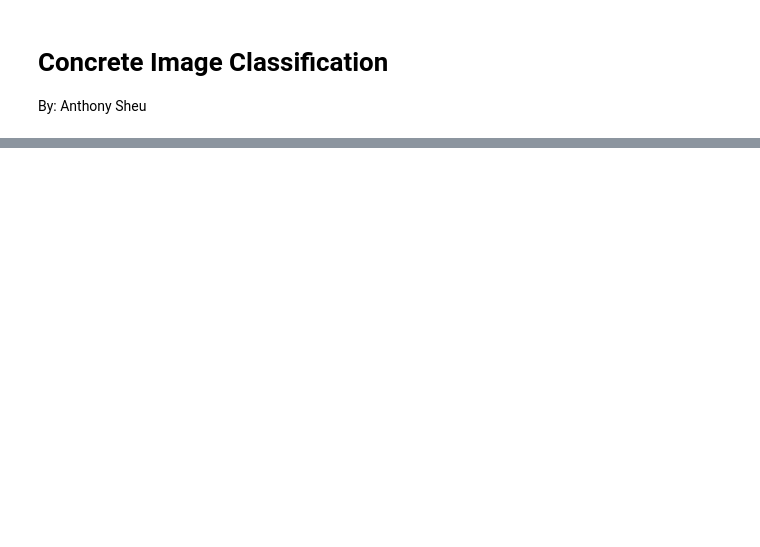
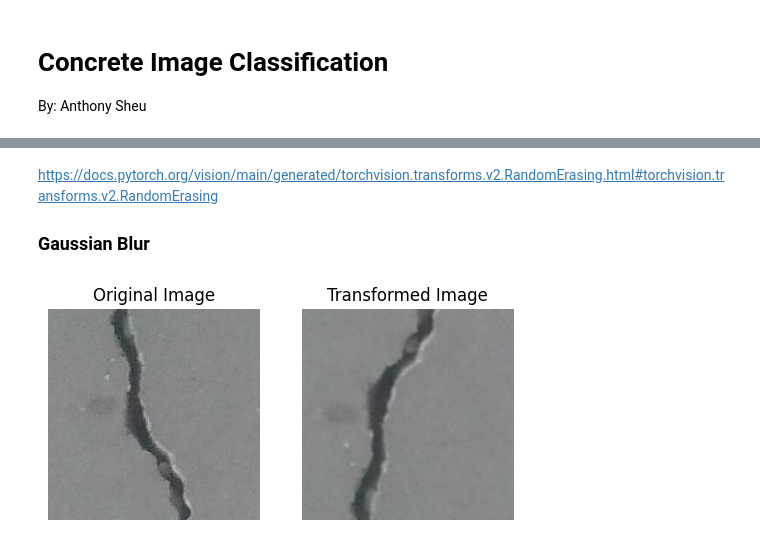
Before and after one commit to Anthony-Sheu/Concrete-Image-Classification, a Jupyter notebook: main.ipynb, the cells around one changed output, grey strips where cells are left out. Drawn from its saved outputs; the diff is of its cells as text; code cells hidden in the pictures; blank space fills up the shorter version.

```diff
--- a/main.ipynb
+++ b/main.ipynb
@@ -29,0 +118,18 @@ display(HTML(
+# %% [markdown]
+https://docs.pytorch.org/vision/main/generated/torchvision.transforms.v2.RandomErasing.html#torchvision.transforms.v2.RandomErasing
+
+### Gaussian Blur
+# %%
+# transformations
+transform = tf.Compose([
+    tf.RandomResizedCrop(size = (224, 224), antialias=True),
+    tf.RandomHorizontalFlip(),
+    tf.RandomVerticalFlip(),
+    tf.GaussianBlur(kernel_size = (5, 5), sigma = (0.1, 2)),
+    tf.ToTensor(),
+    # tf.Normalize(mean=[0.485, 0.456, 0.406], std=[0.229, 0.224, 0.225]),
+])
+
+showTransform()
+# %% [output]
+[figure, added]
```
Also changed, not shown: parts of 10 cells of this notebook.
